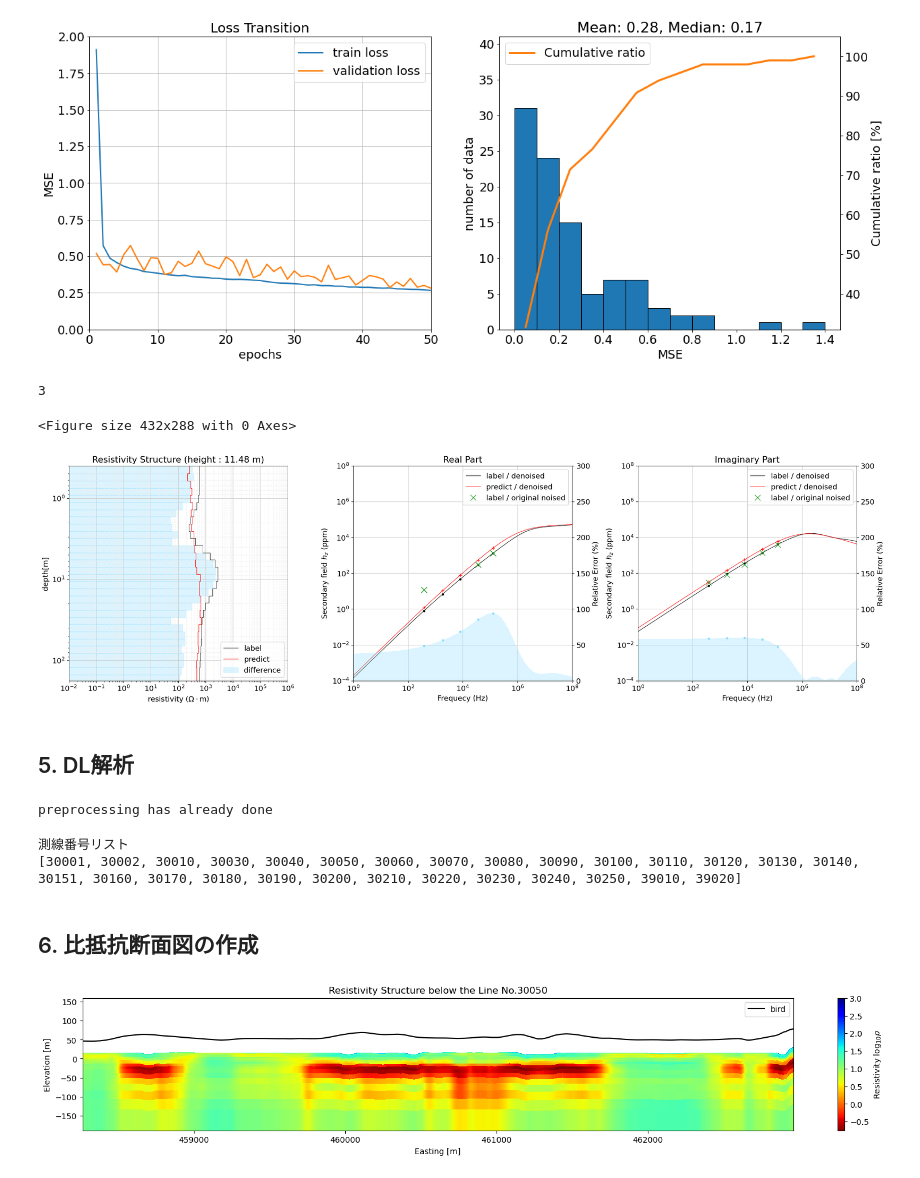
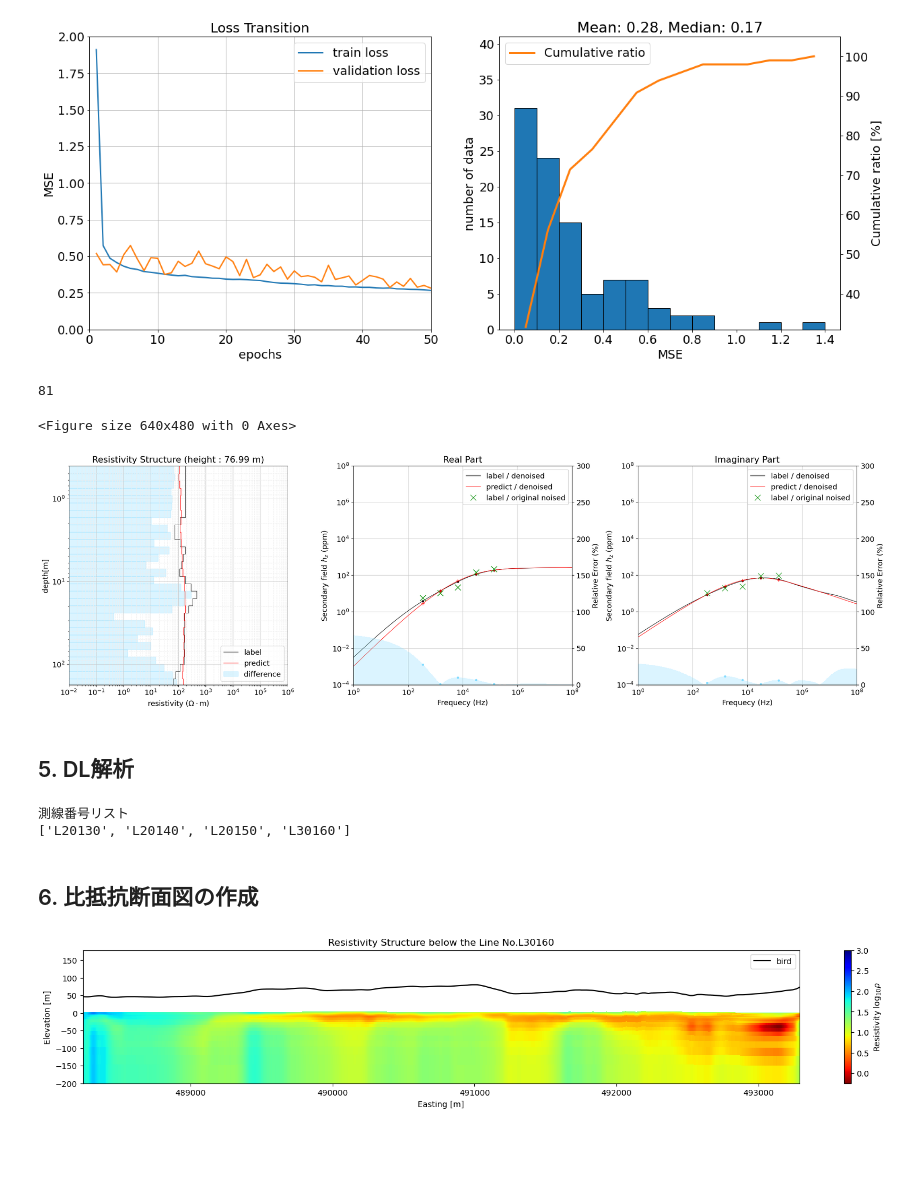
Before and after one commit to WasedaGeophysics/DLXEM, a Jupyter notebook: environment/base/RESOLVE_UNIT_Beta.ipynb, the cells around one changed output. Cells and saved outputs as stored; diff of their text form; code cells hidden in the pictures; blank space fills up the shorter version.

```diff
--- a/environment/base/RESOLVE_UNIT_Beta.ipynb
+++ b/environment/base/RESOLVE_UNIT_Beta.ipynb
@@ -62,7 +62,7 @@ size = 10000
 res_mean = 100
 
 # RESOLVEの測定周波数(昇順, Hz)
-freqs = [382, 1822, 7970, 35920, 130100]
+freqs = [340, 1500, 6600, 31000, 140000]
 
 # バード高さの下限 (m)
 height_min = 10
@@ -86,10 +86,10 @@ generate_mode = 'normal'
 """
 ニューラルネットワークの学習に関する設定
 　★おすすめ設定その１ (精度重視)
-    batch_size = size / 50
+    batch_size = size ÷ 50
     epochs = 200 ~ 300
 　★おすすめ設定その２（時短重視）
-    batch_size = size / 100
+    batch_size = size ÷ 100
     epochs = 100
 """
 # バッチサイズ　値が大きいほど学習時間は短くなります。
@@ -101,13 +101,13 @@ epochs = 50
 深層学習解析を適用するフィールドデータの入力
 """
 # 探査プロジェクト名（自由）
-field_name = 'sample
+field_name = 'touhoku'
 # データは表形式
 # CSV / XYZ(TXT) から選べる
-datafile_format = 'XYZ'
+datafile_format = 'CSV'
 
 # データファイルのパス
-data_directory = "database/survey/~.XYZ"
+data_directory = "database/survey/HEM_line_base_mini.csv"
 
 # TXTの場合の冒頭スキップ行数
 skiprows = 8
@@ -115,7 +115,7 @@ skiprows = 8
 # 使用するデータ列の列番号
 #  測線番号, Easting (m), Northing (m), 地表面標高 (m), HCP5種同相成分 (ppm), HCP5種離相成分 (ppm), バード高さ
 #  ※ 同相成分、離相成分は周波数の昇順にします。
-pickup_columns = [29, 9, 10, 12, 17, 19, 23, 25, 27, 18, 20, 24, 26, 28, 13]
+pickup_columns = [1, 4, 5, 8, 26, 25, 23, 22, 21, 32, 31, 29, 28, 27, 6]
 
 # 測定データファイルの欠損オブジェクト
 nan_char = '*'
@@ -330,9 +330,9 @@ fig = viz.resolve.sumplot(
 fig.subplots_adjust(wspace=0.3, hspace=0.3)
 fig.axes[0].set_yscale('log');
 # %% [output]
-3
+81
-<Figure size 432x288 with 0 Axes>
+<Figure size 640x480 with 0 Axes>
-[figure, old version]
+[figure, new version]
 # %% [markdown]
 ## 5. DL解析
 # %%
@@ -374,8 +374,6 @@ else:
     rdata = np.hstack([loc, x, res])
     rdf = pd.DataFrame(rdata)
     rdf.to_csv(save_path, header=header, index=False)
-# %% [output]
-preprocessing has already done
 # %%
 df = pd.read_csv(save_path)
 lines = df['line No.'].values
@@ -383,19 +381,20 @@ line_no_list = []
 logg = 0
 for nomb in lines:
     if nomb == logg:
-        logg = int(nomb)
+        logg = nomb
     else:
-        line_no_list.append(int(nomb))
-        logg = int(nomb)
+        line_no_list.append(nomb)
+        logg = nomb
 print('測線番号リスト')
 print(line_no_list)
 # %% [output]
 測線番号リスト
-[30001, 30002, 30010, 30030, 30040, 30050, 30060, 30070, 30080, 30090, 30100, 30110, 30120, 30130, 30140, 30151, 30160, 30170, 30180, 30190, 30200, 30210, 30220, 30230, 30240, 30250, 39010, 39020]
+['L20130', 'L20140', 'L20150', 'L30160']
 # %% [markdown]
 ## 6. 比抵抗断面図の作成
 # %%
-lineno = line_no_list[5]
+lineno = line_no_list[3]
+
 dfch = df[df['line No.']==lineno]
 emdfx = dfch.loc[:, 'easting':'bird_height']
 redfx = dfch.loc[:, 'R1':]
@@ -406,31 +405,31 @@ elevation = emdfx['elevation'].values
 height = emdfx['bird_height'].values
 
 res = redfx.values
 res = np.log10(res)
 
 resmax = np.log10(1000)
 resmin = res.min()
 cres = (res-resmin)/(resmax-resmin)
 cmaps = plt.cm.jet_r(cres)
 
 depthadd = np.append(depth, 2*depth.max())
 plt.style.use('default')
 fig = plt.figure(figsize=(20, 3), dpi=100)
 ax = fig.add_subplot(111)
 ax.grid()
 ax.set(xlim=(easting.min(), easting.max()), ylim=(-depth.max()+elevation.min()-50, height.max()+100))
 for i in range(easting.shape[0]-1):
     mesh_x, mesh_y = np.meshgrid(easting[i:i+2], -depthadd+elevation[i])
     cross_section = ax.pcolormesh(mesh_x, mesh_y, res[i].reshape(len(res[i]), 1), vmin=resmin, vmax=resmax, cmap='jet_r', shading='flat')
 
 norm = mpl.colors.Normalize(vmin=resmin, vmax=resmax)
 m = mpl.cm.ScalarMappable(cmap=plt.cm.jet_r, norm=norm)
 m.set_array([])
 fig.colorbar(m, label='Resistivity ${\log_{10}{ρ}}$')
 ax.plot(easting, elevation+height, color='k', label='bird')
 ax.legend()
 ax.set_xlabel('Easting [m]')
 ax.set_ylabel('Elevation [m]')
 ax.set_title('Resistivity Structure below the Line No.{}'.format(lineno));
 # %% [output]
-[figure, old version]
+[figure, new version]
```
Also changed, not shown: 1 other file.
